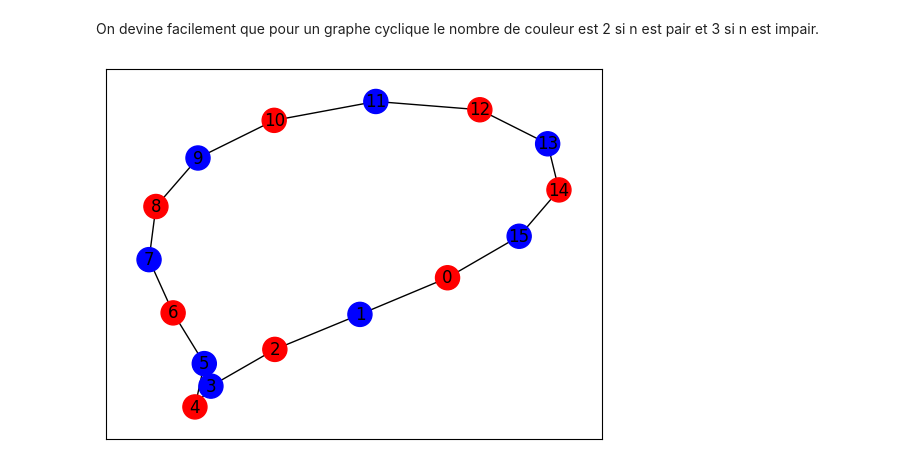
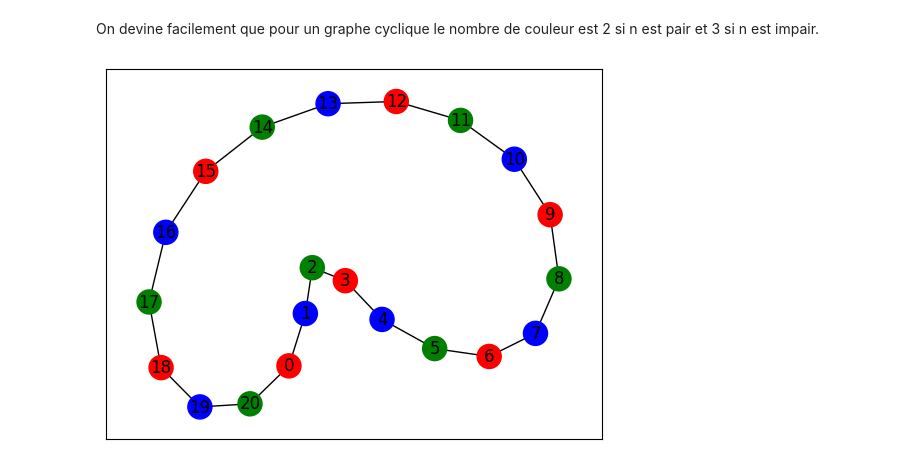
Before and after one commit to GwennGrs/Coloration-d-un-graphe, a Jupyter notebook: graphe_cycle.ipynb, the cells around one changed output. Saved outputs shown, nothing was run; the diff lists cells and outputs as text; code cells hidden in the pictures.

Commit message:
graphe_cycle + debut europe

```diff
--- a/graphe_cycle.ipynb
+++ b/graphe_cycle.ipynb
@@ -3,25 +3,25 @@ On devine facilement que pour un graphe cyclique le nombre de couleur est 2 si n
 # %%
 #Exercice 1
 import matplotlib.pyplot as plt
 import networkx as nx
 
 def genere_graphe_cycle(n):
     """Génère un graphe cycle de n sommets."""
     G = nx.cycle_graph(n)
     return G
 
 def colorie_graphe(G):
     """Colorie les sommets du graphe en alternant les couleurs."""
     n = len(G.nodes)
     if n % 2 == 0:
         colors = ['red' if i % 2 == 0 else 'blue' for i in range(n)]
     else:
         colors = ['red' if i % 3 == 0 else 'blue' if i % 3 == 1 else 'green' for i in range(n)]
     return colors
 
-G = genere_graphe_cycle(16)
+G = genere_graphe_cycle(21)
 colors = colorie_graphe(G)
 nx.draw_networkx(G, node_color=colors, with_labels=True)
 plt.show()
 # %% [output]
-[figure, old version]
+[figure, new version]
```
Also changed, not shown: parts of 2 cells of this notebook.
